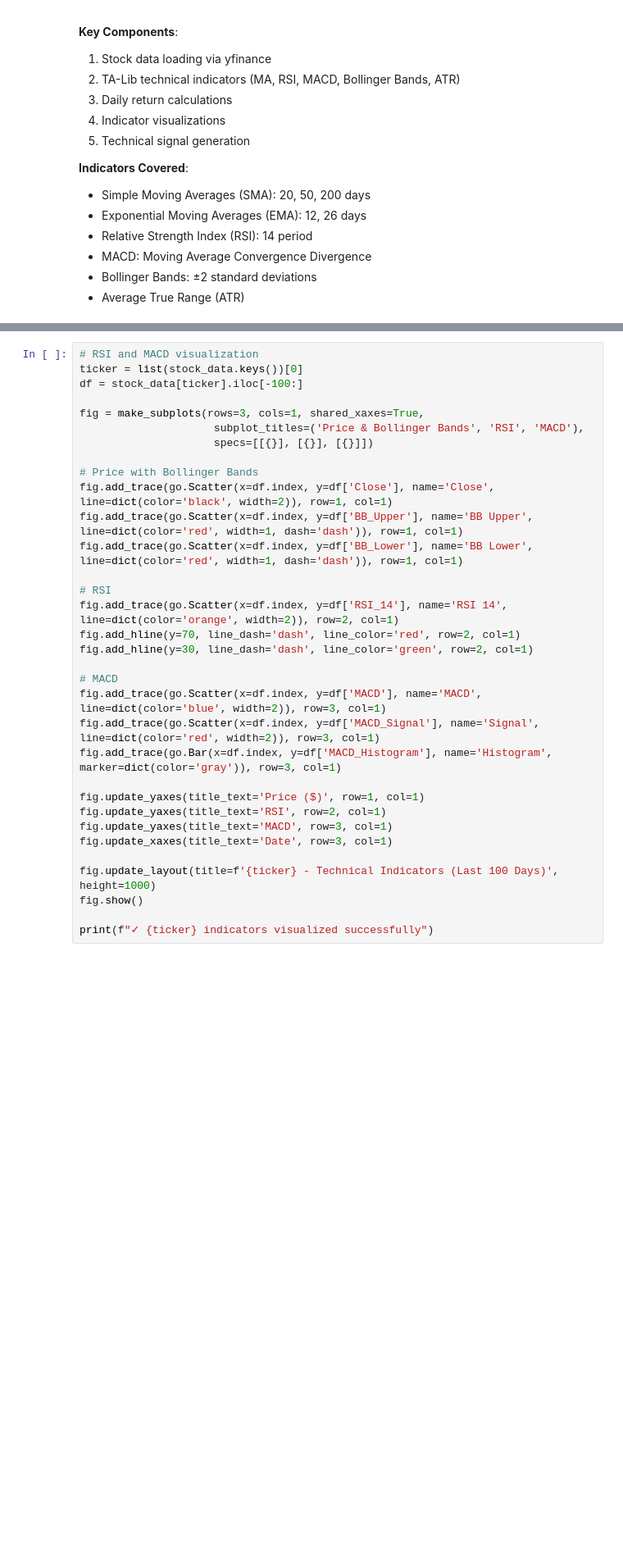
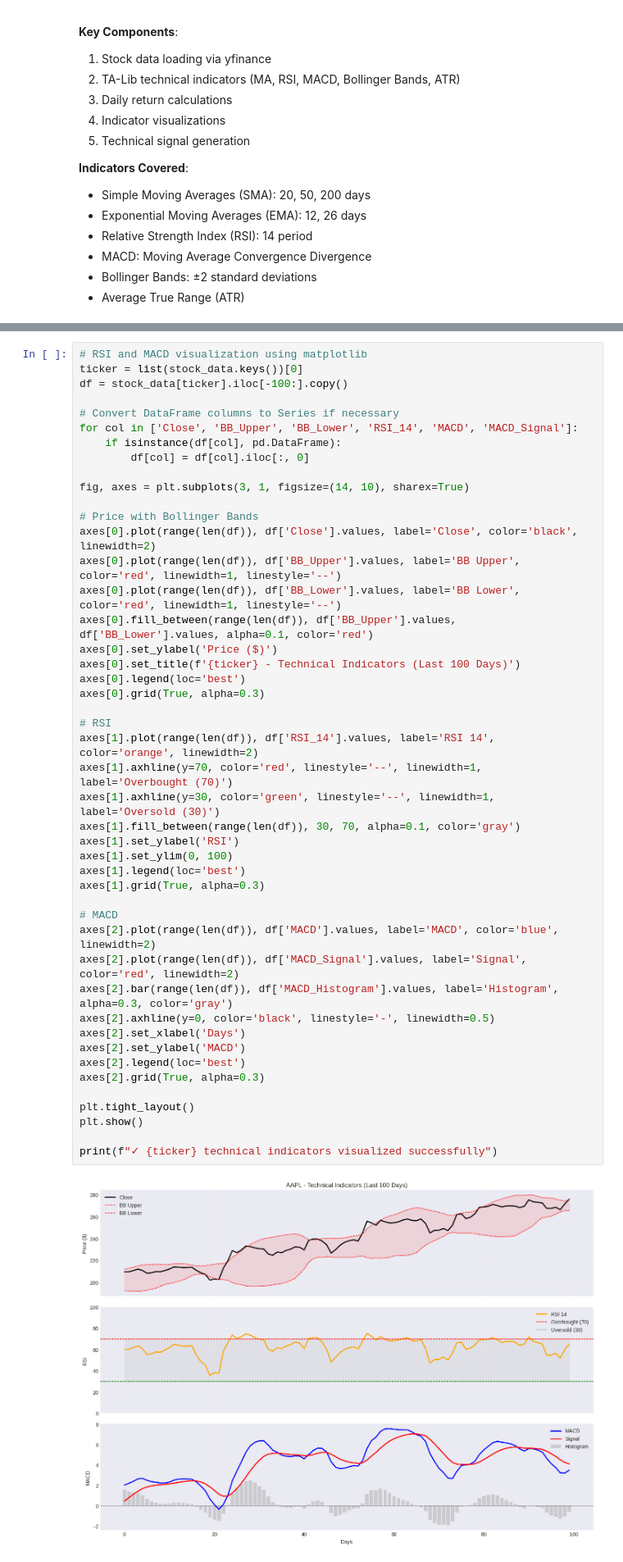
Before and after one commit to Abigiya-M/News-Sentiment, a Jupyter notebook: notebooks/02_Technical_Indicators_Analysis.ipynb, the cells around one changed output, grey strips where cells are left out. Shown: that part at 82% size. Drawn from its saved outputs; the diff is of its cells as text; blank space fills up the shorter version.

```diff
--- a/notebooks/02_Technical_Indicators_Analysis.ipynb
+++ b/notebooks/02_Technical_Indicators_Analysis.ipynb
@@ -193,33 +286,48 @@ for ticker in selected_stocks:
 # %%
-# RSI and MACD visualization
+# RSI and MACD visualization using matplotlib
 ticker = list(stock_data.keys())[0]
-df = stock_data[ticker].iloc[-100:]
+df = stock_data[ticker].iloc[-100:].copy()
 
-fig = make_subplots(rows=3, cols=1, shared_xaxes=True,
-                     subplot_titles=('Price & Bollinger Bands', 'RSI', 'MACD'),
-                     specs=[[{}], [{}], [{}]])
+# Convert DataFrame columns to Series if necessary
+for col in ['Close', 'BB_Upper', 'BB_Lower', 'RSI_14', 'MACD', 'MACD_Signal']:
+    if isinstance(df[col], pd.DataFrame):
+        df[col] = df[col].iloc[:, 0]
+
+fig, axes = plt.subplots(3, 1, figsize=(14, 10), sharex=True)
 
 # Price with Bollinger Bands
-fig.add_trace(go.Scatter(x=df.index, y=df['Close'], name='Close', line=dict(color='black', width=2)), row=1, col=1)
-fig.add_trace(go.Scatter(x=df.index, y=df['BB_Upper'], name='BB Upper', line=dict(color='red', width=1, dash='dash')), row=1, col=1)
-fig.add_trace(go.Scatter(x=df.index, y=df['BB_Lower'], name='BB Lower', line=dict(color='red', width=1, dash='dash')), row=1, col=1)
+axes[0].plot(range(len(df)), df['Close'].values, label='Close', color='black', linewidth=2)
+axes[0].plot(range(len(df)), df['BB_Upper'].values, label='BB Upper', color='red', linewidth=1, linestyle='--')
+axes[0].plot(range(len(df)), df['BB_Lower'].values, label='BB Lower', color='red', linewidth=1, linestyle='--')
+axes[0].fill_between(range(len(df)), df['BB_Upper'].values, df['BB_Lower'].values, alpha=0.1, color='red')
+axes[0].set_ylabel('Price ($)')
+axes[0].set_title(f'{ticker} - Technical Indicators (Last 100 Days)')
+axes[0].legend(loc='best')
+axes[0].grid(True, alpha=0.3)
 
 # RSI
-fig.add_trace(go.Scatter(x=df.index, y=df['RSI_14'], name='RSI 14', line=dict(color='orange', width=2)), row=2, col=1)
-fig.add_hline(y=70, line_dash='dash', line_color='red', row=2, col=1)
-fig.add_hline(y=30, line_dash='dash', line_color='green', row=2, col=1)
+axes[1].plot(range(len(df)), df['RSI_14'].values, label='RSI 14', color='orange', linewidth=2)
+axes[1].axhline(y=70, color='red', linestyle='--', linewidth=1, label='Overbought (70)')
+axes[1].axhline(y=30, color='green', linestyle='--', linewidth=1, label='Oversold (30)')
+axes[1].fill_between(range(len(df)), 30, 70, alpha=0.1, color='gray')
+axes[1].set_ylabel('RSI')
+axes[1].set_ylim(0, 100)
+axes[1].legend(loc='best')
+axes[1].grid(True, alpha=0.3)
 
 # MACD
-fig.add_trace(go.Scatter(x=df.index, y=df['MACD'], name='MACD', line=dict(color='blue', width=2)), row=3, col=1)
-fig.add_trace(go.Scatter(x=df.index, y=df['MACD_Signal'], name='Signal', line=dict(color='red', width=2)), row=3, col=1)
-fig.add_trace(go.Bar(x=df.index, y=df['MACD_Histogram'], name='Histogram', marker=dict(color='gray')), row=3, col=1)
+axes[2].plot(range(len(df)), df['MACD'].values, label='MACD', color='blue', linewidth=2)
+axes[2].plot(range(len(df)), df['MACD_Signal'].values, label='Signal', color='red', linewidth=2)
+axes[2].bar(range(len(df)), df['MACD_Histogram'].values, label='Histogram', alpha=0.3, color='gray')
+axes[2].axhline(y=0, color='black', linestyle='-', linewidth=0.5)
+axes[2].set_xlabel('Days')
+axes[2].set_ylabel('MACD')
+axes[2].legend(loc='best')
+axes[2].grid(True, alpha=0.3)
 
-fig.update_yaxes(title_text='Price ($)', row=1, col=1)
-fig.update_yaxes(title_text='RSI', row=2, col=1)
-fig.update_yaxes(title_text='MACD', row=3, col=1)
-fig.update_xaxes(title_text='Date', row=3, col=1)
+plt.tight_layout()
+plt.show()
 
-fig.update_layout(title=f'{ticker} - Technical Indicators (Last 100 Days)', height=1000)
-fig.show()
-
-print(f"✓ {ticker} indicators visualized successfully")
+print(f"✓ {ticker} technical indicators visualized successfully")
+# %% [output]
+[figure, added]
```
Also changed, not shown: parts of 9 cells of this notebook.
